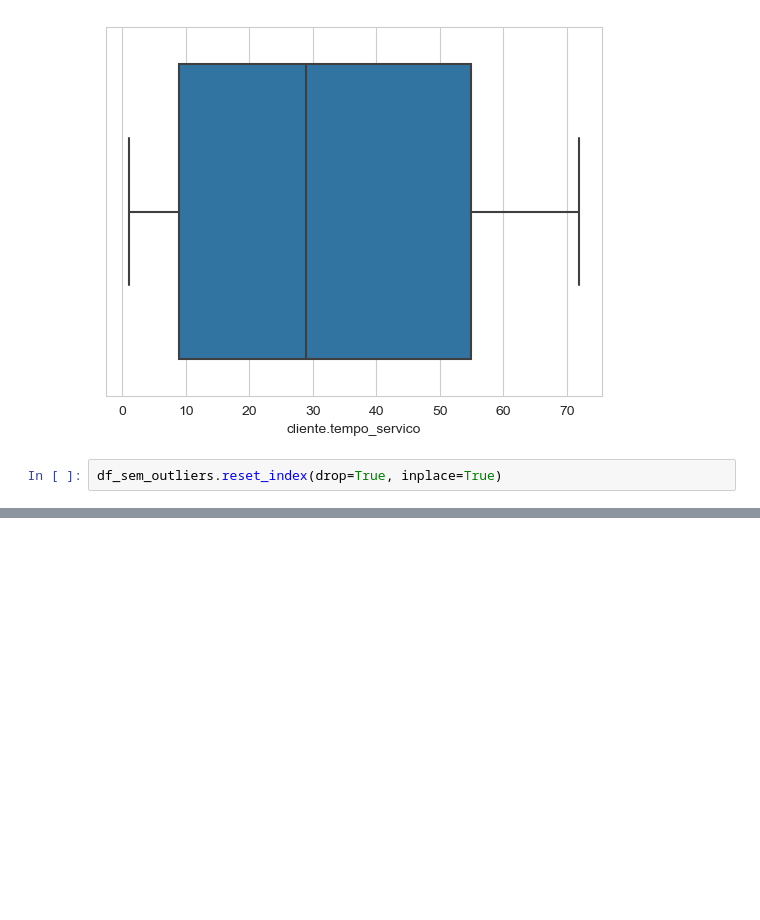
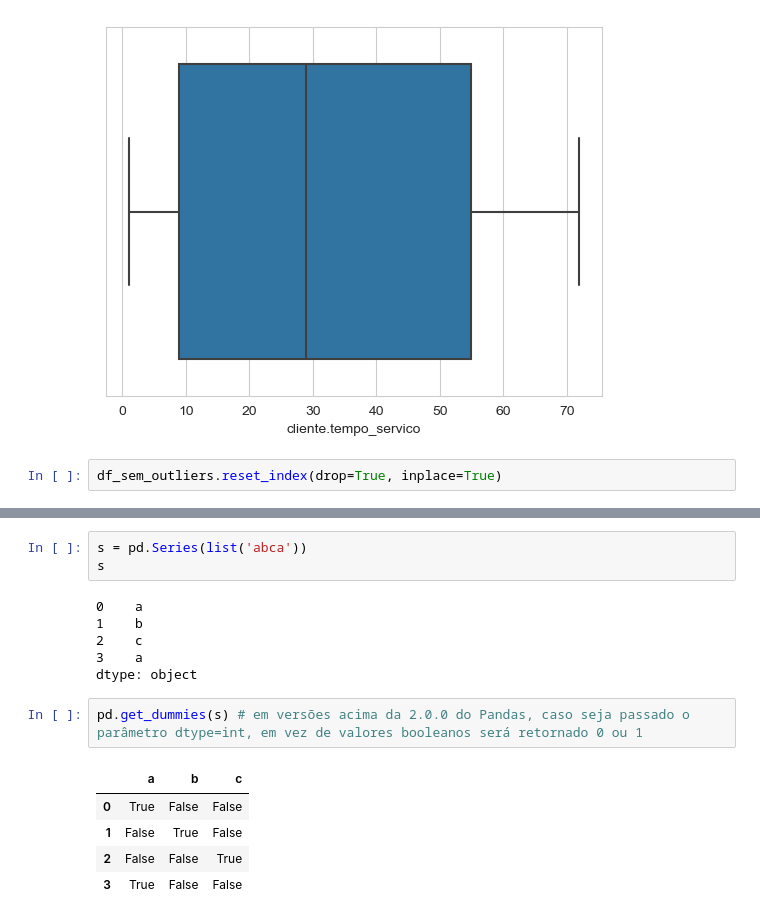
Before and after one commit to paulorobertovrc/alura-data-science, a Jupyter notebook: Pandas/pandas_limpeza_tratamento_dados.ipynb, the cells around one changed output, grey strips where cells are left out. Cells and saved outputs as stored; diff of their text form; blank space fills up the shorter version.

```diff
--- a/Pandas/pandas_limpeza_tratamento_dados.ipynb
+++ b/Pandas/pandas_limpeza_tratamento_dados.ipynb
@@ -663,0 +762,17 @@ df_sem_outliers.reset_index(drop=True, inplace=True)
+# %%
+s = pd.Series(list('abca'))
+s
+# %% [output]
+0    a
+1    b
+2    c
+3    a
+dtype: object
+# %%
+pd.get_dummies(s) # em versões acima da 2.0.0 do Pandas, caso seja passado o parâmetro dtype=int, em vez de valores booleanos será retornado 0 ou 1
+# %% [output]
+|  | a | b | c |
+| 0 | True | False | False |
+| 1 | False | True | False |
+| 2 | False | False | True |
+| 3 | True | False | False |
```
Also changed, not shown: parts of 12 cells of this notebook.
